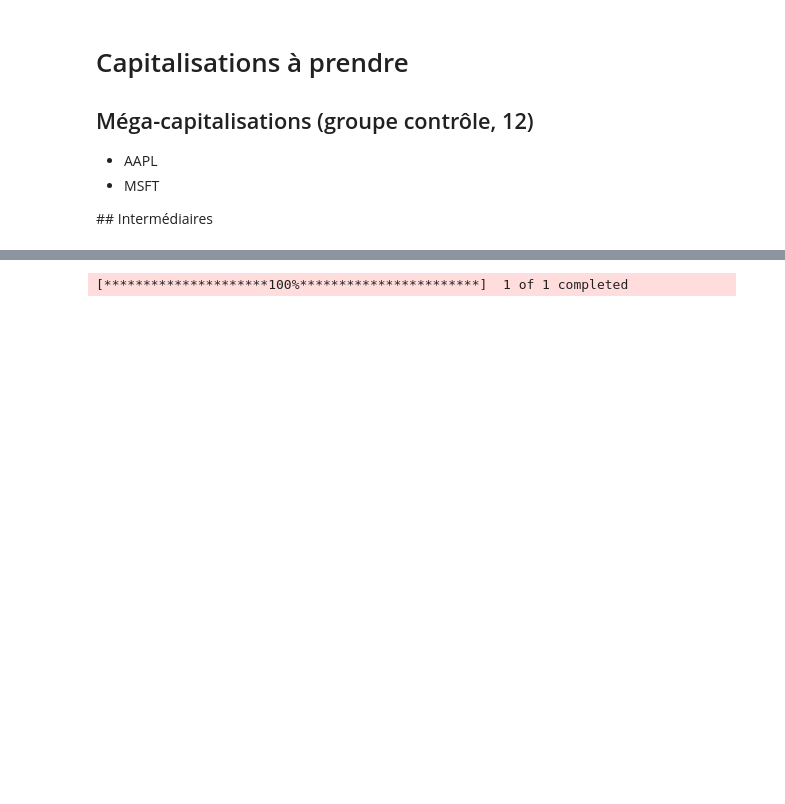
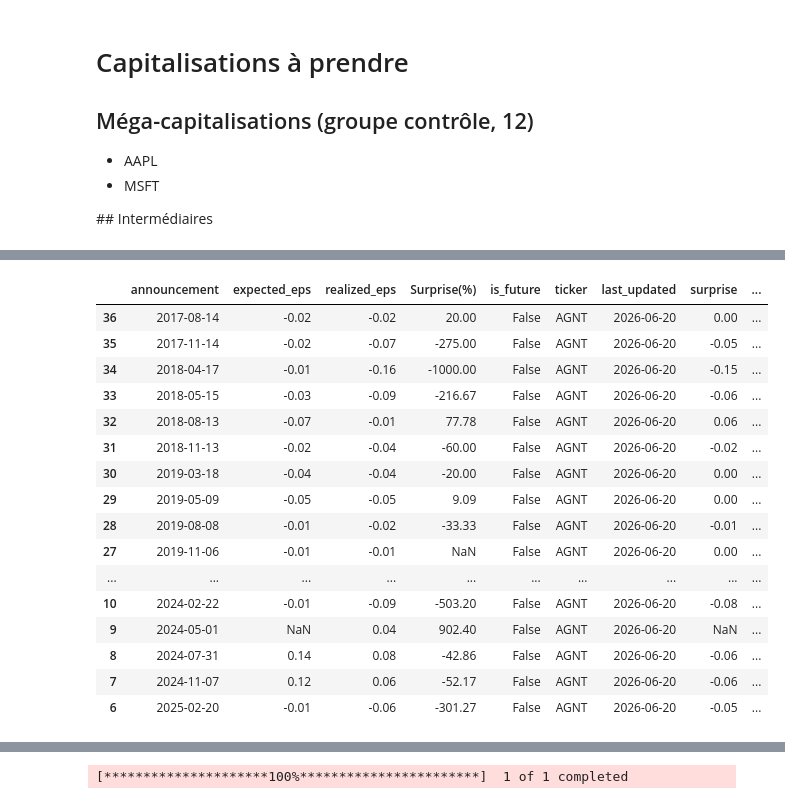
Before and after one commit to tanguyguyot/pead-bot, a Jupyter notebook: notebooks/first_nb.ipynb, the cells around one changed output, grey strips where cells are left out. Cells and saved outputs as stored; diff of their text form; code cells hidden in the pictures; blank space fills up the shorter version.

```diff
--- a/notebooks/first_nb.ipynb
+++ b/notebooks/first_nb.ipynb
@@ -166,0 +427,25 @@ Après reset_index: [('index', ''), ('Adj Close', 'AAPL'), ('Close', 'AAPL'), ('
+# %%
+# testing
+
+prices_db_path = '../data/prices.db'
+earnings_db_path = '../data/earnings.db'
+
+start="2022-01-01"
+end="2025-12-31"
+rd.seed(123)
+with open('../s&p600list.txt') as f:
+    sp600_tickers = [k.strip() for k in f.read().replace("\'", "").replace("[", "").split(",\n")]
+
+random_tickers = rd.choices(sp600_tickers, k=150)
+random_tickers
+
+tickers = random_tickers[:10]
+
+init_prices_db(prices_db_path)
+init_earnings_db(earnings_db_path)
+
+market_df = fetch_prices(['IJR'], start, end)
+
+prices_df = fetch_prices(tickers, start, end)
+
+store_prices(prices_df, prices_db_path)
@@ -166,0 +524,21 @@ Après reset_index: [('index', ''), ('Adj Close', 'AAPL'), ('Close', 'AAPL'), ('
+# %%
+k = compute_all_returns(earnings_df, prices_df, market_df)
+k.head(30)
+# %% [output]
+|  | announcement | expected_eps | realized_eps | Surprise(%) | is_future | ticker | last_updated | surprise | ... |
+| 36 | 2017-08-14 | -0.02 | -0.02 | 20.00 | False | AGNT | 2026-06-20 | 0.00 | ... |
+| 35 | 2017-11-14 | -0.02 | -0.07 | -275.00 | False | AGNT | 2026-06-20 | -0.05 | ... |
+| 34 | 2018-04-17 | -0.01 | -0.16 | -1000.00 | False | AGNT | 2026-06-20 | -0.15 | ... |
+| 33 | 2018-05-15 | -0.03 | -0.09 | -216.67 | False | AGNT | 2026-06-20 | -0.06 | ... |
+| 32 | 2018-08-13 | -0.07 | -0.01 | 77.78 | False | AGNT | 2026-06-20 | 0.06 | ... |
+| 31 | 2018-11-13 | -0.02 | -0.04 | -60.00 | False | AGNT | 2026-06-20 | -0.02 | ... |
+| 30 | 2019-03-18 | -0.04 | -0.04 | -20.00 | False | AGNT | 2026-06-20 | 0.00 | ... |
+| 29 | 2019-05-09 | -0.05 | -0.05 | 9.09 | False | AGNT | 2026-06-20 | 0.00 | ... |
+| 28 | 2019-08-08 | -0.01 | -0.02 | -33.33 | False | AGNT | 2026-06-20 | -0.01 | ... |
+| 27 | 2019-11-06 | -0.01 | -0.01 | NaN | False | AGNT | 2026-06-20 | 0.00 | ... |
+| ... | ... | ... | ... | ... | ... | ... | ... | ... | ... |
+| 10 | 2024-02-22 | -0.01 | -0.09 | -503.20 | False | AGNT | 2026-06-20 | -0.08 | ... |
+| 9 | 2024-05-01 | NaN | 0.04 | 902.40 | False | AGNT | 2026-06-20 | NaN | ... |
+| 8 | 2024-07-31 | 0.14 | 0.08 | -42.86 | False | AGNT | 2026-06-20 | -0.06 | ... |
+| 7 | 2024-11-07 | 0.12 | 0.06 | -52.17 | False | AGNT | 2026-06-20 | -0.06 | ... |
+| 6 | 2025-02-20 | -0.01 | -0.06 | -301.27 | False | AGNT | 2026-06-20 | -0.05 | ... |
```
Also changed, not shown: parts of 33 cells of this notebook, 3 other files.
